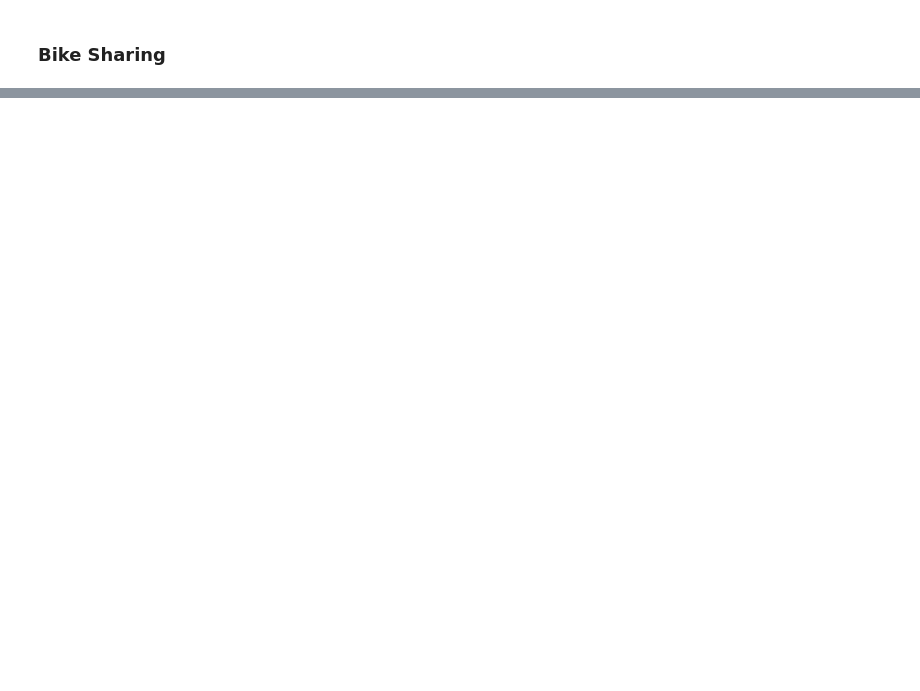
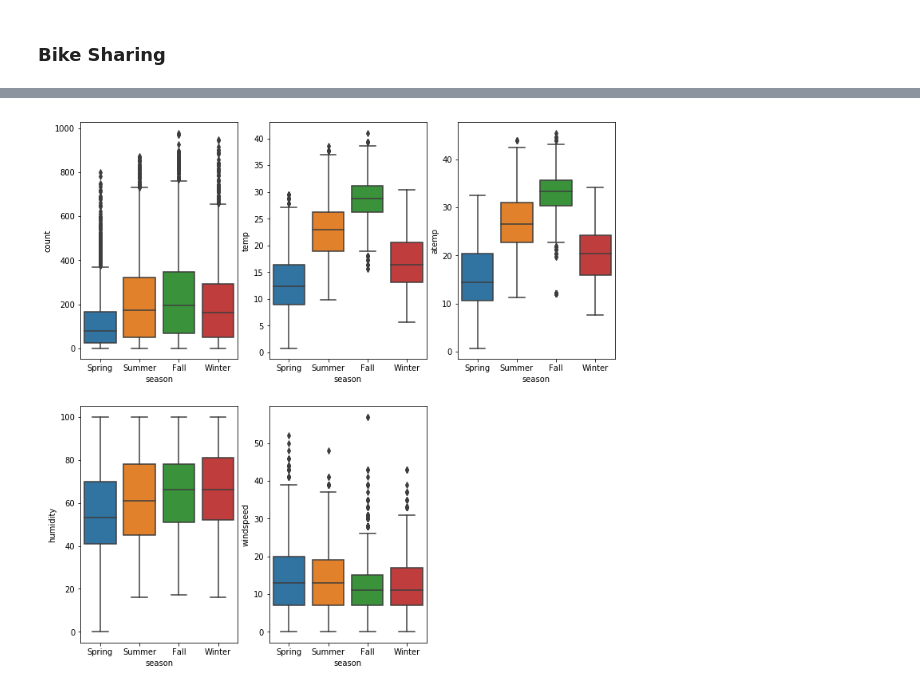
Before and after one commit to stezarpriansya/python-adsb, a Jupyter notebook: Script anak-anak/ETS.ipynb, the cells around one changed output, grey strips where cells are left out. Cells and saved outputs as stored; diff of their text form; code cells hidden in the pictures; blank space fills up the shorter version.

```diff
--- a/Script anak-anak/ETS.ipynb
+++ b/Script anak-anak/ETS.ipynb
@@ -1344,0 +1656,15 @@ import numpy as np
+# %%
+plt.figure(figsize=(12,12))
+plt.subplot(231)
+sns.boxplot(x =train['season'], y = train['count'])
+plt.subplot(232)
+sns.boxplot(x =train['season'], y = train['temp'] )
+plt.subplot(233)
+sns.boxplot(x =train['season'], y = train['atemp'])
+plt.subplot(234)
+sns.boxplot(x =train['season'], y = train['humidity'])
+plt.subplot(235)
+sns.boxplot(x =train['season'], y = train['windspeed'])
+plt.show()
+# %% [output]
+[figure, added]
```
Also changed, not shown: parts of 39 cells of this notebook, 3 other files.
